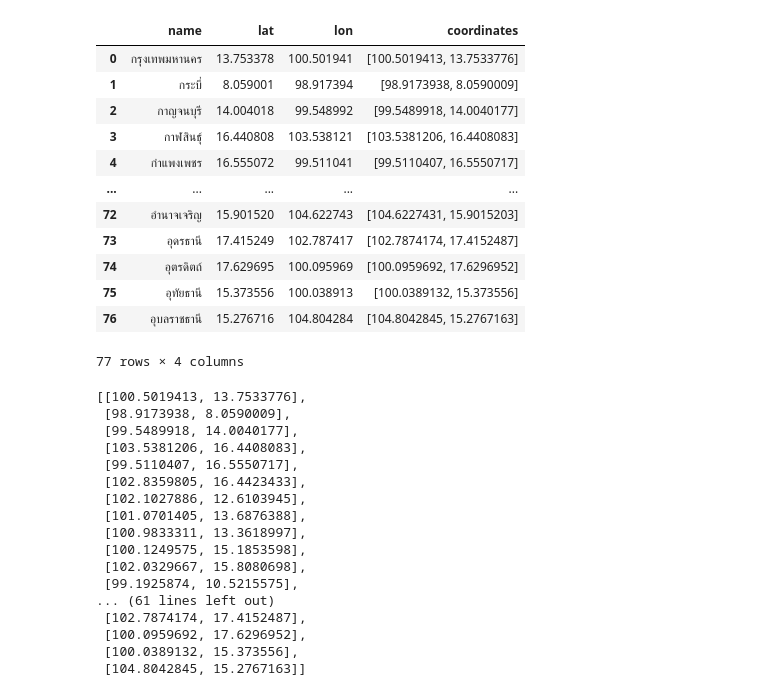
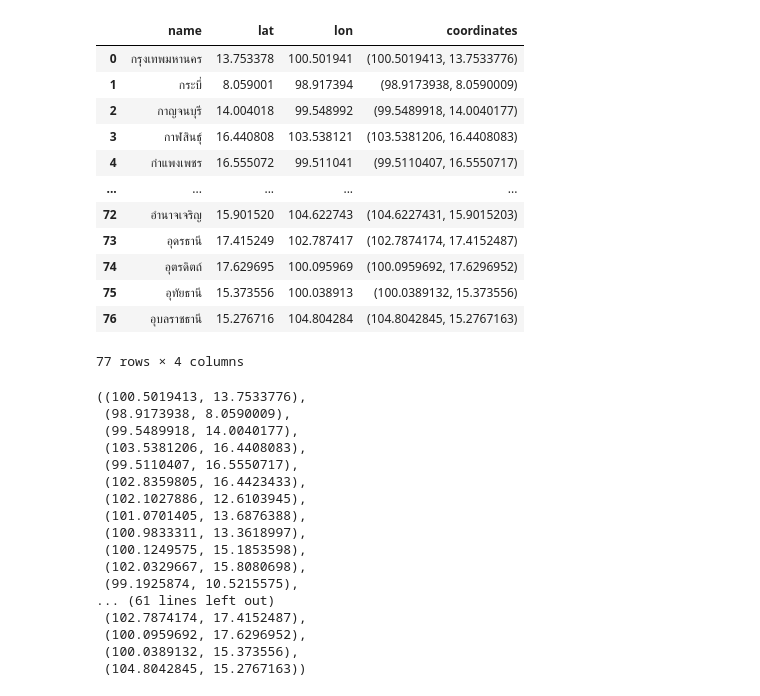
Before and after one commit to h-sutiwas/EV-Charger-Location-Planning, a Jupyter notebook: src/extraction/test_extraction.ipynb, the cells around one changed output. Cells and saved outputs as stored; diff of their text form; code cells hidden in the pictures.

```diff
--- a/src/extraction/test_extraction.ipynb
+++ b/src/extraction/test_extraction.ipynb
@@ -40,41 +40,41 @@ USE_RADIUSES = [-1, -1]
 # %%
 client = ors.Client(key=ORS_API)
 town_halls_coor = pd.read_excel(str(project_path) + "/data/Coordinates/coor.xlsx")
-town_halls_coor['coordinates'] = town_halls_coor.apply(lambda row: [row['lon'], row['lat']], axis=1)
+town_halls_coor['coordinates'] = town_halls_coor.apply(lambda row: (row['lon'], row['lat']), axis=1)
 town_halls_coor
 # %% [output]
 |  | name | lat | lon | coordinates |
-| 0 | กรุงเทพมหานคร | 13.753378 | 100.501941 | [100.5019413, 13.7533776] |
-| 1 | กระบี่ | 8.059001 | 98.917394 | [98.9173938, 8.0590009] |
-| 2 | กาญจนบุรี | 14.004018 | 99.548992 | [99.5489918, 14.0040177] |
-| 3 | กาฬสินธุ์ | 16.440808 | 103.538121 | [103.5381206, 16.4408083] |
-| 4 | กำแพงเพชร | 16.555072 | 99.511041 | [99.5110407, 16.5550717] |
+| 0 | กรุงเทพมหานคร | 13.753378 | 100.501941 | (100.5019413, 13.7533776) |
+| 1 | กระบี่ | 8.059001 | 98.917394 | (98.9173938, 8.0590009) |
+| 2 | กาญจนบุรี | 14.004018 | 99.548992 | (99.5489918, 14.0040177) |
+| 3 | กาฬสินธุ์ | 16.440808 | 103.538121 | (103.5381206, 16.4408083) |
+| 4 | กำแพงเพชร | 16.555072 | 99.511041 | (99.5110407, 16.5550717) |
 | ... | ... | ... | ... | ... |
-| 72 | อำนาจเจริญ | 15.901520 | 104.622743 | [104.6227431, 15.9015203] |
-| 73 | อุดรธานี | 17.415249 | 102.787417 | [102.7874174, 17.4152487] |
-| 74 | อุตรดิตถ์ | 17.629695 | 100.095969 | [100.0959692, 17.6296952] |
-| 75 | อุทัยธานี | 15.373556 | 100.038913 | [100.0389132, 15.373556] |
-| 76 | อุบลราชธานี | 15.276716 | 104.804284 | [104.8042845, 15.2767163] |
+| 72 | อำนาจเจริญ | 15.901520 | 104.622743 | (104.6227431, 15.9015203) |
+| 73 | อุดรธานี | 17.415249 | 102.787417 | (102.7874174, 17.4152487) |
+| 74 | อุตรดิตถ์ | 17.629695 | 100.095969 | (100.0959692, 17.6296952) |
+| 75 | อุทัยธานี | 15.373556 | 100.038913 | (100.0389132, 15.373556) |
+| 76 | อุบลราชธานี | 15.276716 | 104.804284 | (104.8042845, 15.2767163) |
 77 rows × 4 columns
 # %%
-coords = list(town_halls_coor['coordinates'])
+coords = tuple(town_halls_coor['coordinates'])
 coords
 # %% [output]
-[[100.5019413, 13.7533776],
- [98.9173938, 8.0590009],
- [99.5489918, 14.0040177],
- [103.5381206, 16.4408083],
- [99.5110407, 16.5550717],
- [102.8359805, 16.4423433],
- [102.1027886, 12.6103945],
- [101.0701405, 13.6876388],
- [100.9833311, 13.3618997],
- [100.1249575, 15.1853598],
- [102.0329667, 15.8080698],
- [99.1925874, 10.5215575],
+((100.5019413, 13.7533776),
+ (98.9173938, 8.0590009),
+ (99.5489918, 14.0040177),
+ (103.5381206, 16.4408083),
+ (99.5110407, 16.5550717),
+ (102.8359805, 16.4423433),
+ (102.1027886, 12.6103945),
+ (101.0701405, 13.6876388),
+ (100.9833311, 13.3618997),
+ (100.1249575, 15.1853598),
+ (102.0329667, 15.8080698),
+ (99.1925874, 10.5215575),
 ... (61 lines left out)
- [102.7874174, 17.4152487],
- [100.0959692, 17.6296952],
- [100.0389132, 15.373556],
- [104.8042845, 15.2767163]]
+ (102.7874174, 17.4152487),
+ (100.0959692, 17.6296952),
+ (100.0389132, 15.373556),
+ (104.8042845, 15.2767163))
 # %%
```
Also changed, not shown: parts of 5 cells of this notebook.
